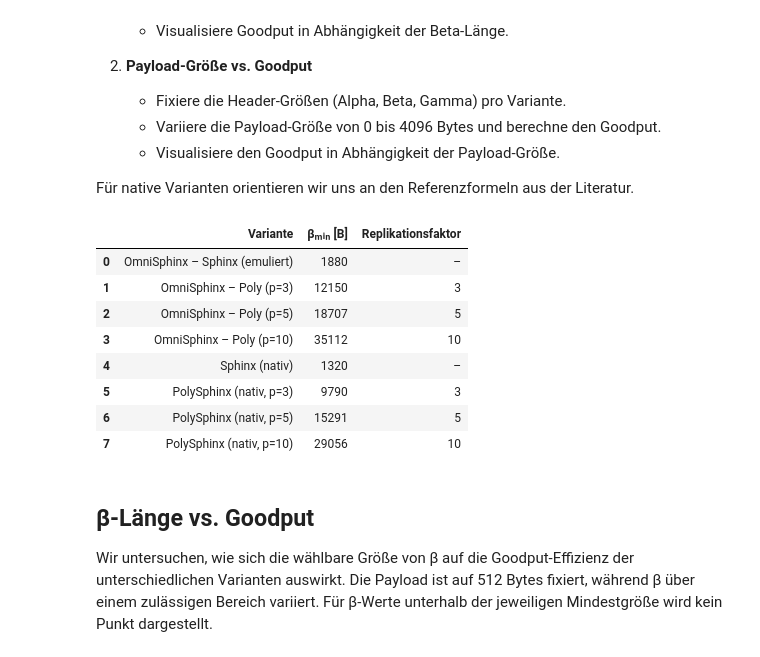
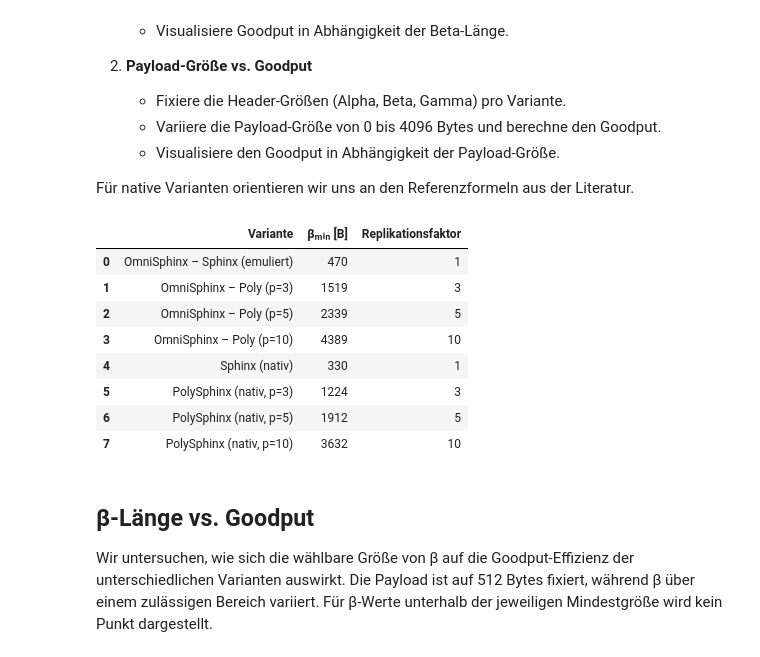
Before and after one commit to kit-ps/OmniSphinx, a Jupyter notebook: size_evaluation.ipynb, the cells around one changed output. Drawn from its saved outputs; the diff is of its cells as text; code cells hidden in the pictures.

```diff
--- a/size_evaluation.ipynb
+++ b/size_evaluation.ipynb
@@ -194,57 +194,57 @@ def native_poly_beta_bits(p: int, *, path_length: int = PATH_LENGTH, kappa_bits:
 def native_sphinx_beta_bits(*, path_length: int = PATH_LENGTH, kappa_bits: int = KAPPA_BITS) -> int:
     """Beta length for native Sphinx packets."""
 
-    return path_length * (2 * kappa_bits + BITS_PER_BYTE)
+    return path_length * 2 * (2 * kappa_bits + BITS_PER_BYTE) # 2 Times Path Length, since in PolySphinx each Segment (from Sender to Replication and from Replication to Exit) has pathlength hops
 
 
 def omni_sphinx_beta_bits(*, path_length: int = PATH_LENGTH, kappa_bits: int = KAPPA_BITS) -> int:
     """Beta length for OmniSphinx emulating the native Sphinx format."""
 
     instr_bits = sphinx_instruction_bits(kappa_bits)
-    return path_length * (instr_bits + kappa_bits + BITS_PER_BYTE)
+    return path_length * 2 * (instr_bits + kappa_bits + BITS_PER_BYTE)
 # %%
 
 # Variant description
 
 
 
 @dataclass(frozen=True)
 class Variant:
     name: str
     beta_min: int
     kind: str
     p: Optional[int] = None
 
 
 variants: Dict[str, Variant] = {
     "omni_sphinx": Variant("OmniSphinx – Sphinx (emuliert)", omni_sphinx_beta_bits(), "omni"),
     "omni_poly_p3": Variant("OmniSphinx – Poly (p=3)", omni_poly_beta_bits(3), "omni", 3),
     "omni_poly_p5": Variant("OmniSphinx – Poly (p=5)", omni_poly_beta_bits(5), "omni", 5),
     "omni_poly_p10": Variant("OmniSphinx – Poly (p=10)", omni_poly_beta_bits(10), "omni", 10),
     "sphinx_native": Variant("Sphinx (nativ)", native_sphinx_beta_bits(), "native"),
     "poly_native_p3": Variant("PolySphinx (nativ, p=3)", native_poly_beta_bits(3), "native", 3),
     "poly_native_p5": Variant("PolySphinx (nativ, p=5)", native_poly_beta_bits(5), "native", 5),
     "poly_native_p10": Variant("PolySphinx (nativ, p=10)", native_poly_beta_bits(10), "native", 10),
 }
 
 summary_df = pd.DataFrame(
     {
         "Variante": [v.name for v in variants.values()],
-        "βₘᵢₙ [B]": [v.beta_min for v in variants.values()],
-        "Replikationsfaktor": [v.p if v.p is not None else "–" for v in variants.values()],
+        "βₘᵢₙ [B]": [bits_to_full_bytes(v.beta_min) for v in variants.values()],
+        "Replikationsfaktor": [v.p if v.p is not None else 1 for v in variants.values()],
     }
 )
 summary_df
 # %% [output]
 |  | Variante | βₘᵢₙ [B] | Replikationsfaktor |
-| 0 | OmniSphinx – Sphinx (emuliert) | 1880 | – |
-| 1 | OmniSphinx – Poly (p=3) | 12150 | 3 |
-| 2 | OmniSphinx – Poly (p=5) | 18707 | 5 |
-| 3 | OmniSphinx – Poly (p=10) | 35112 | 10 |
-| 4 | Sphinx (nativ) | 1320 | – |
-| 5 | PolySphinx (nativ, p=3) | 9790 | 3 |
-| 6 | PolySphinx (nativ, p=5) | 15291 | 5 |
-| 7 | PolySphinx (nativ, p=10) | 29056 | 10 |
+| 0 | OmniSphinx – Sphinx (emuliert) | 470 | 1 |
+| 1 | OmniSphinx – Poly (p=3) | 1519 | 3 |
+| 2 | OmniSphinx – Poly (p=5) | 2339 | 5 |
+| 3 | OmniSphinx – Poly (p=10) | 4389 | 10 |
+| 4 | Sphinx (nativ) | 330 | 1 |
+| 5 | PolySphinx (nativ, p=3) | 1224 | 3 |
+| 6 | PolySphinx (nativ, p=5) | 1912 | 5 |
+| 7 | PolySphinx (nativ, p=10) | 3632 | 10 |
 # %% [markdown]
 ##  β-Länge vs. Goodput
 
```
Also changed, not shown: parts of 3 cells of this notebook.
